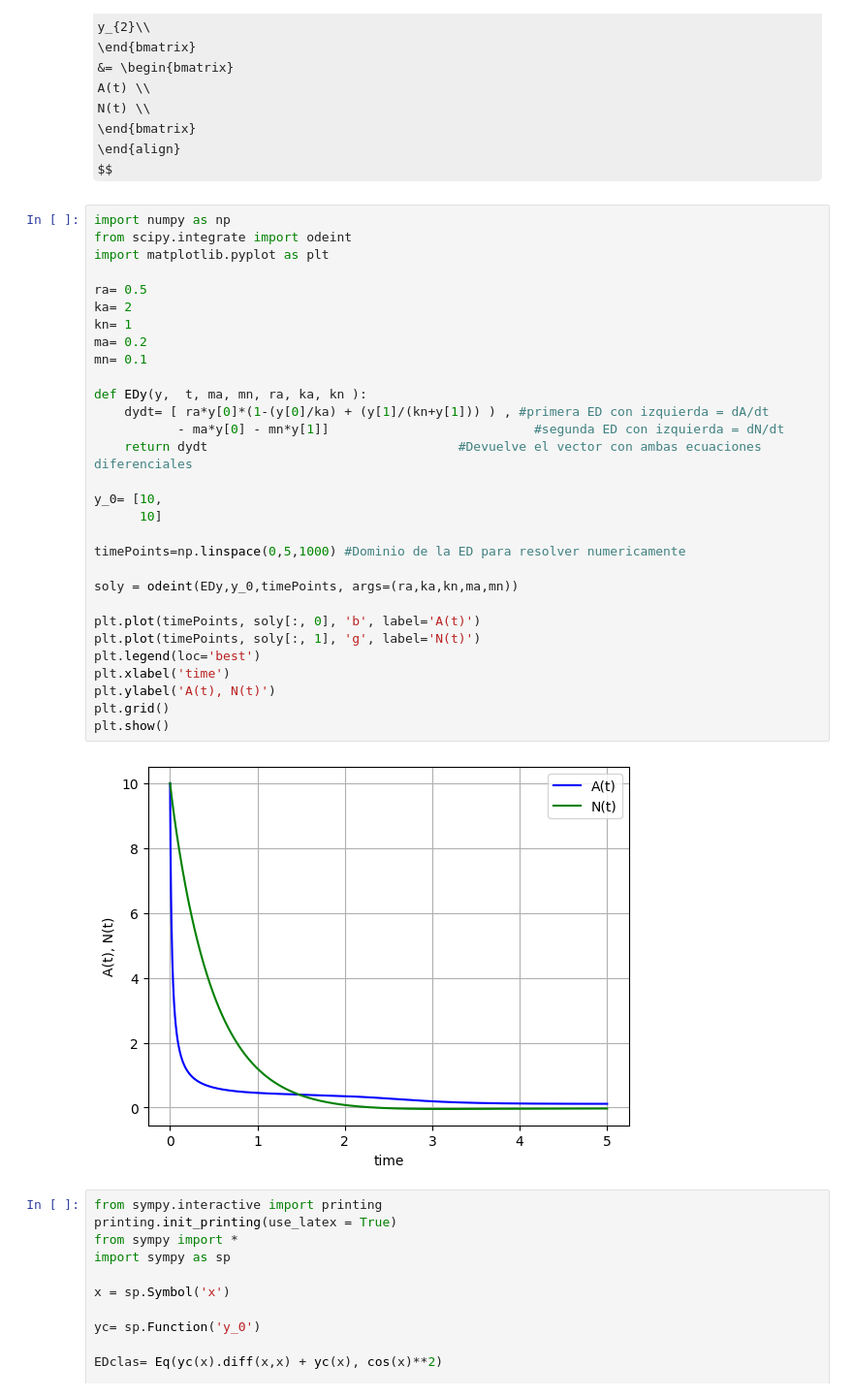
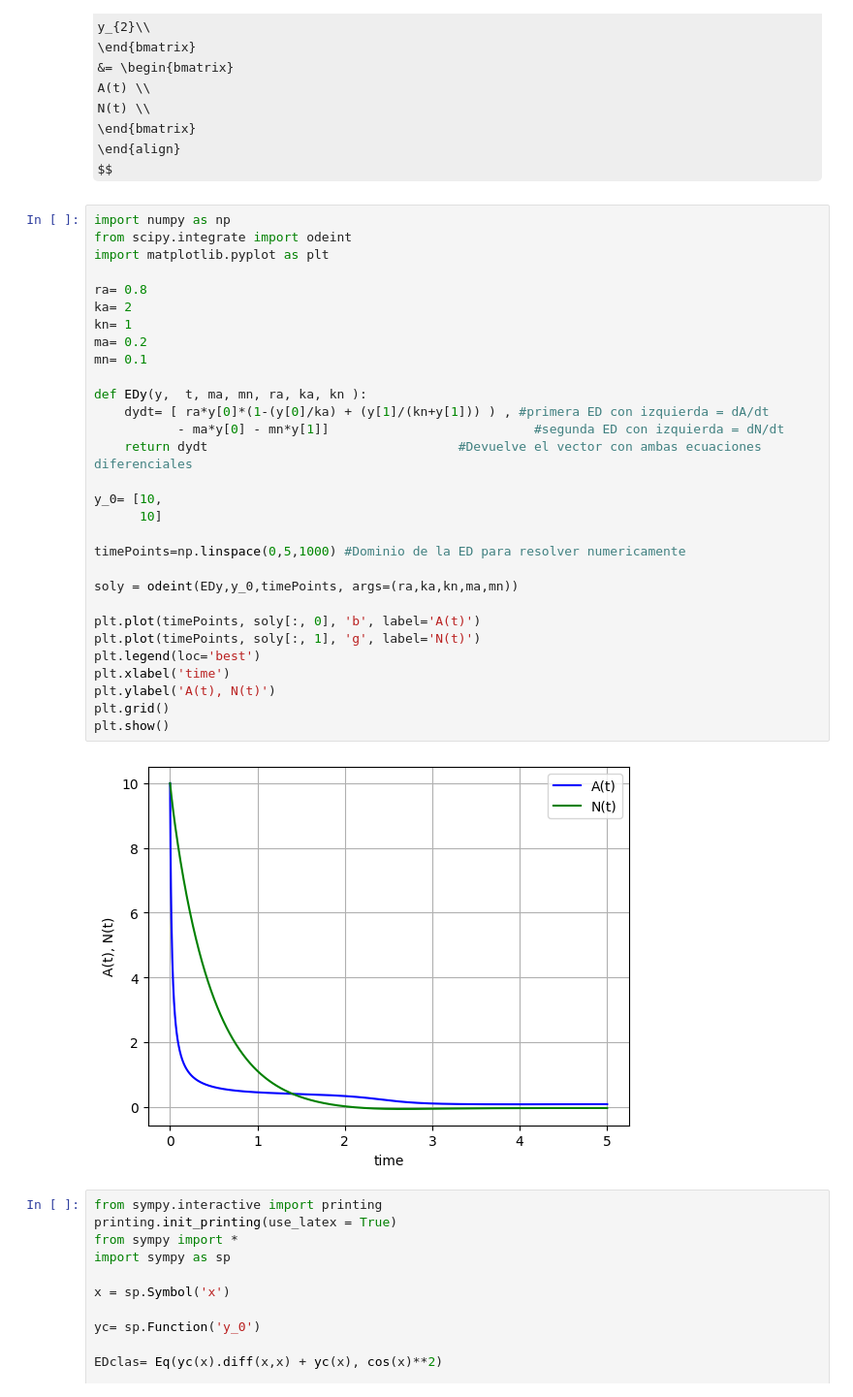
Before and after one commit to JuanEstebanLopezPareja/PROYECTO_FINAL_ALED, a Jupyter notebook: ProyectoFinal_1.ipynb, the cells around one changed output. Shown at 97% size. Drawn from its saved outputs; the diff is of its cells as text; some formulas as TeX source.

```diff
--- a/ProyectoFinal_1.ipynb
+++ b/ProyectoFinal_1.ipynb
@@ -108,35 +108,35 @@ $$
 # %%
 import numpy as np
 from scipy.integrate import odeint
 import matplotlib.pyplot as plt
 
-ra= 0.5
+ra= 0.8
 ka= 2
 kn= 1
 ma= 0.2
 mn= 0.1
 
 def EDy(y,  t, ma, mn, ra, ka, kn ):
     dydt= [ ra*y[0]*(1-(y[0]/ka) + (y[1]/(kn+y[1])) ) , #primera ED con izquierda = dA/dt
            - ma*y[0] - mn*y[1]]                           #segunda ED con izquierda = dN/dt
     return dydt                                 #Devuelve el vector con ambas ecuaciones diferenciales
 
 y_0= [10,
       10]
 
 timePoints=np.linspace(0,5,1000) #Dominio de la ED para resolver numericamente
 
 soly = odeint(EDy,y_0,timePoints, args=(ra,ka,kn,ma,mn))
 
 plt.plot(timePoints, soly[:, 0], 'b', label='A(t)')
 plt.plot(timePoints, soly[:, 1], 'g', label='N(t)')
 plt.legend(loc='best')
 plt.xlabel('time')
 plt.ylabel('A(t), N(t)')
 plt.grid()
 plt.show()
 # %% [output]
-[figure, old version]
+[figure, new version]
 # %%
 from sympy.interactive import printing
 printing.init_printing(use_latex = True)
```
Also changed, not shown: parts of 4 cells of this notebook, 1 other file.
